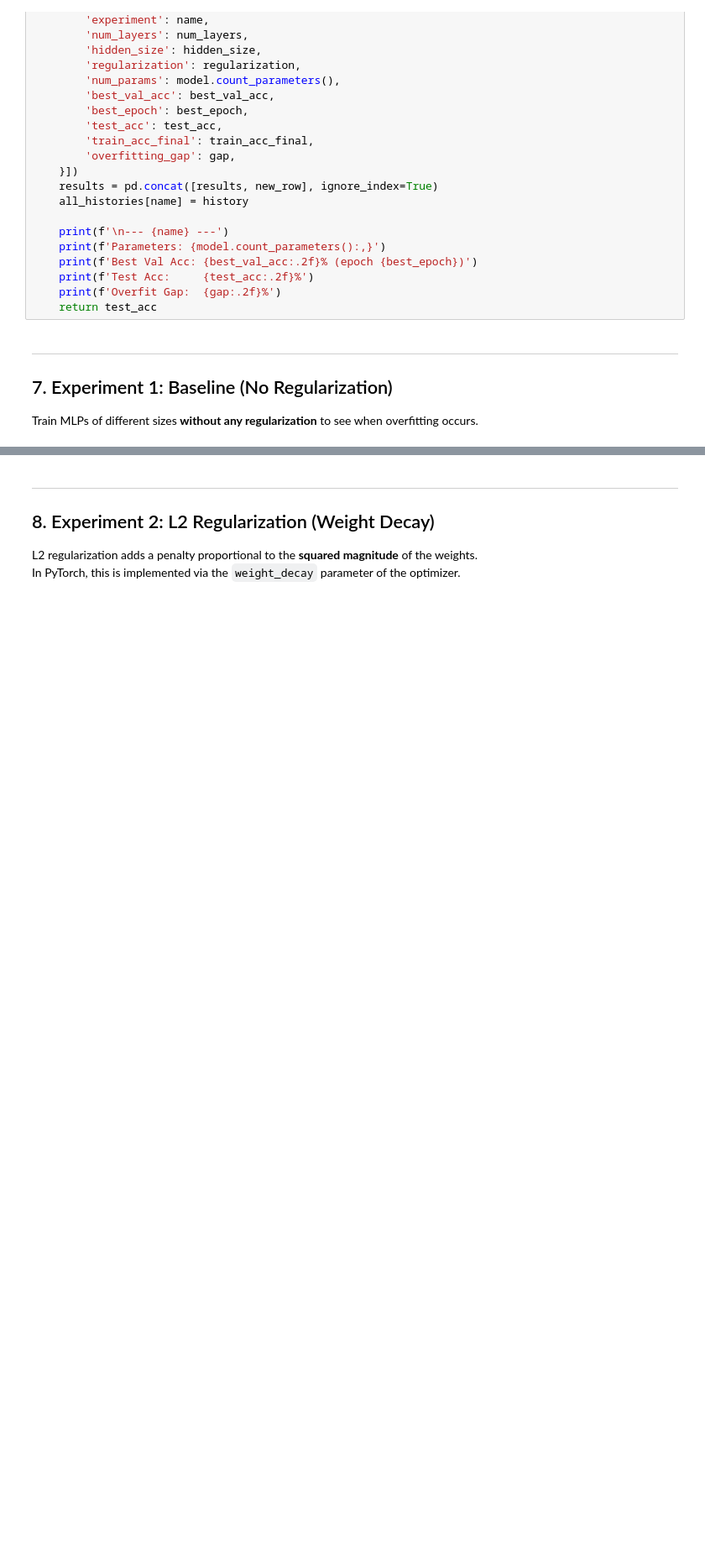
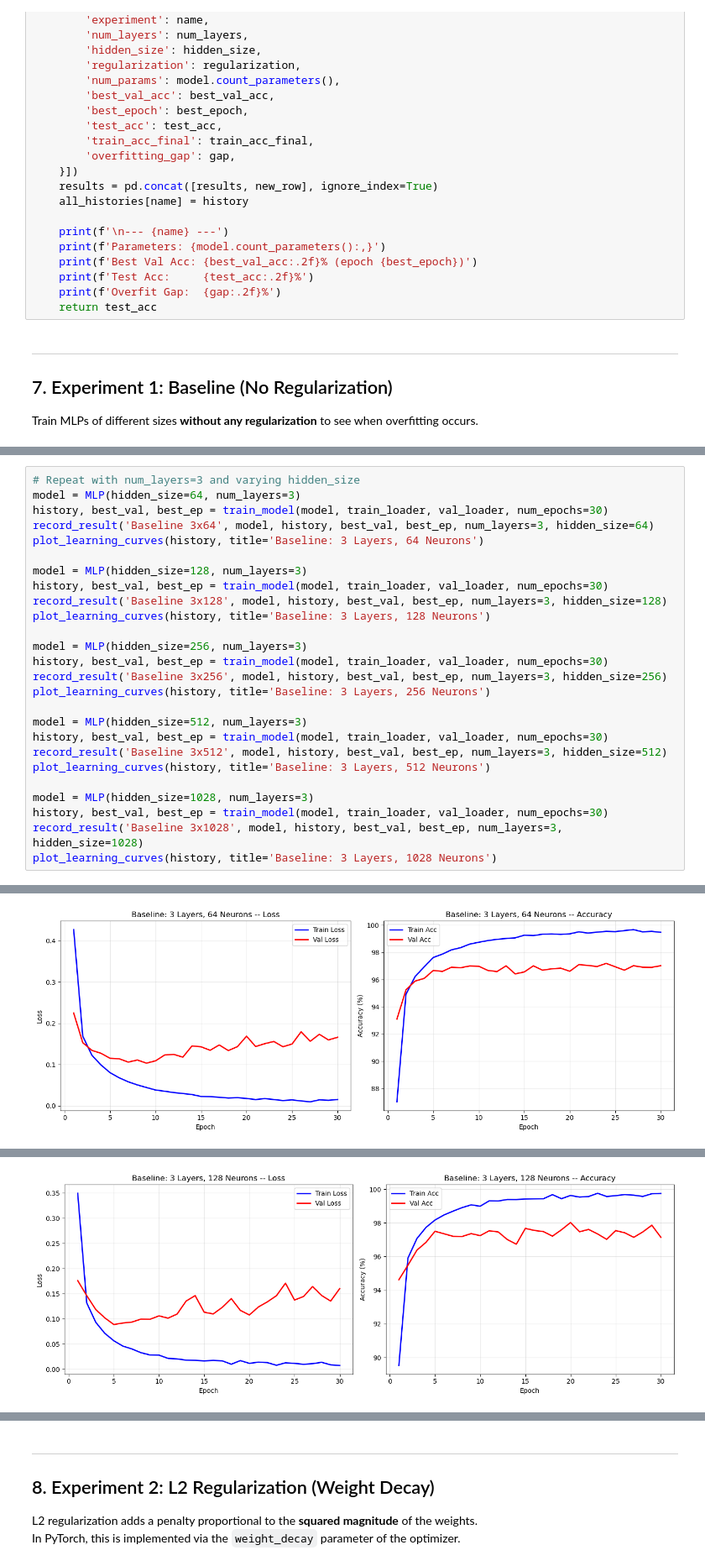
Before and after one commit to Nils-Wagnr/DeepLearning, a Jupyter notebook: RQ1 (Woche2)/RQ1_Template.ipynb, the cells around one changed output, grey strips where cells are left out. Shown at 84% size. Saved outputs shown, nothing was run; the diff lists cells and outputs as text; blank space fills up the shorter version.

```diff
--- a/RQ1 (Woche2)/RQ1_Template.ipynb
+++ b/RQ1 (Woche2)/RQ1_Template.ipynb
@@ -492,0 +660,27 @@ plot_learning_curves(history_baseline, title='Baseline: 1 Layer, 128 Neurons')
+# %%
+# Repeat with num_layers=3 and varying hidden_size
+model = MLP(hidden_size=64, num_layers=3)
+history, best_val, best_ep = train_model(model, train_loader, val_loader, num_epochs=30)
+record_result('Baseline 3x64', model, history, best_val, best_ep, num_layers=3, hidden_size=64)
+plot_learning_curves(history, title='Baseline: 3 Layers, 64 Neurons')
+
+model = MLP(hidden_size=128, num_layers=3)
+history, best_val, best_ep = train_model(model, train_loader, val_loader, num_epochs=30)
+record_result('Baseline 3x128', model, history, best_val, best_ep, num_layers=3, hidden_size=128)
+plot_learning_curves(history, title='Baseline: 3 Layers, 128 Neurons')
+
+model = MLP(hidden_size=256, num_layers=3)
+history, best_val, best_ep = train_model(model, train_loader, val_loader, num_epochs=30)
+record_result('Baseline 3x256', model, history, best_val, best_ep, num_layers=3, hidden_size=256)
+plot_learning_curves(history, title='Baseline: 3 Layers, 256 Neurons')
+
+model = MLP(hidden_size=512, num_layers=3)
+history, best_val, best_ep = train_model(model, train_loader, val_loader, num_epochs=30)
+record_result('Baseline 3x512', model, history, best_val, best_ep, num_layers=3, hidden_size=512)
+plot_learning_curves(history, title='Baseline: 3 Layers, 512 Neurons')
+
+model = MLP(hidden_size=1028, num_layers=3)
+history, best_val, best_ep = train_model(model, train_loader, val_loader, num_epochs=30)
+record_result('Baseline 3x1028', model, history, best_val, best_ep, num_layers=3, hidden_size=1028)
+plot_learning_curves(history, title='Baseline: 3 Layers, 1028 Neurons')
+# %% [output]
@@ -492,0 +700 @@ plot_learning_curves(history_baseline, title='Baseline: 1 Layer, 128 Neurons')
+[figure, added]
@@ -492,0 +714 @@ plot_learning_curves(history_baseline, title='Baseline: 1 Layer, 128 Neurons')
+[figure, added]
```
Also changed, not shown: parts of 10 cells of this notebook, 2 other files.
